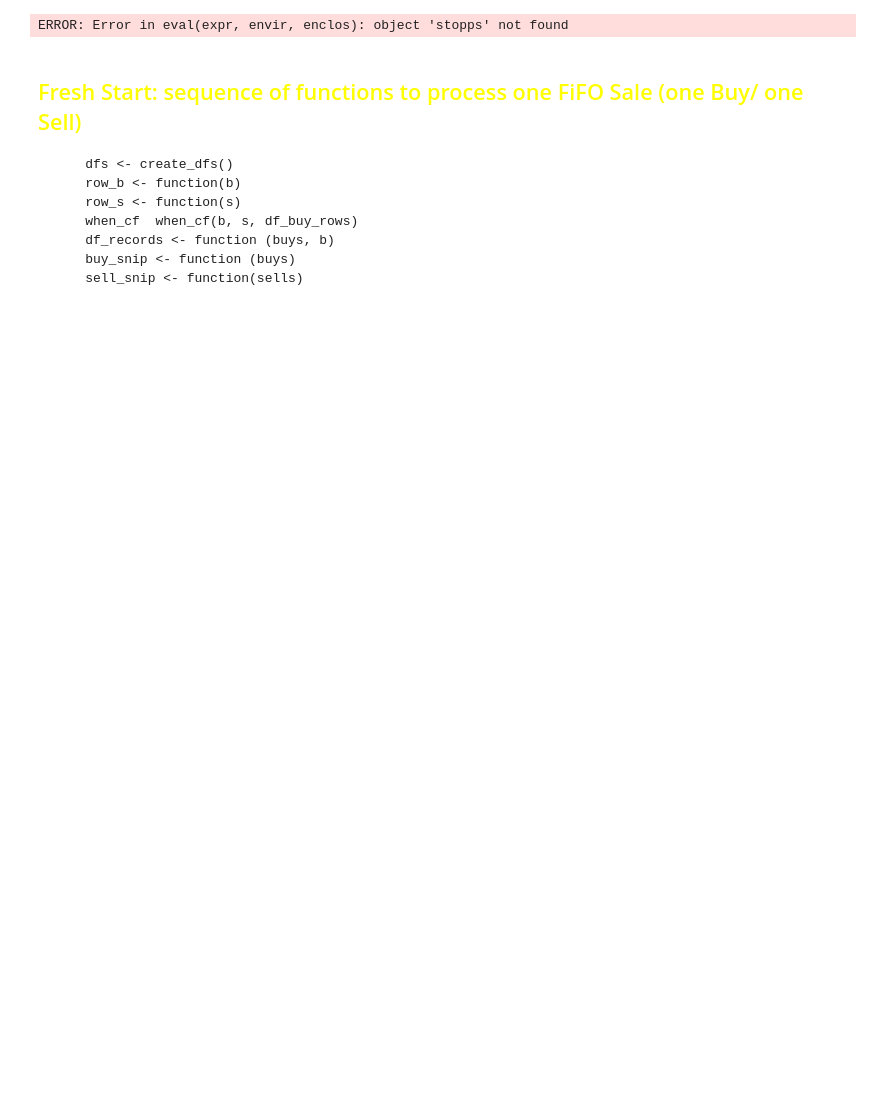
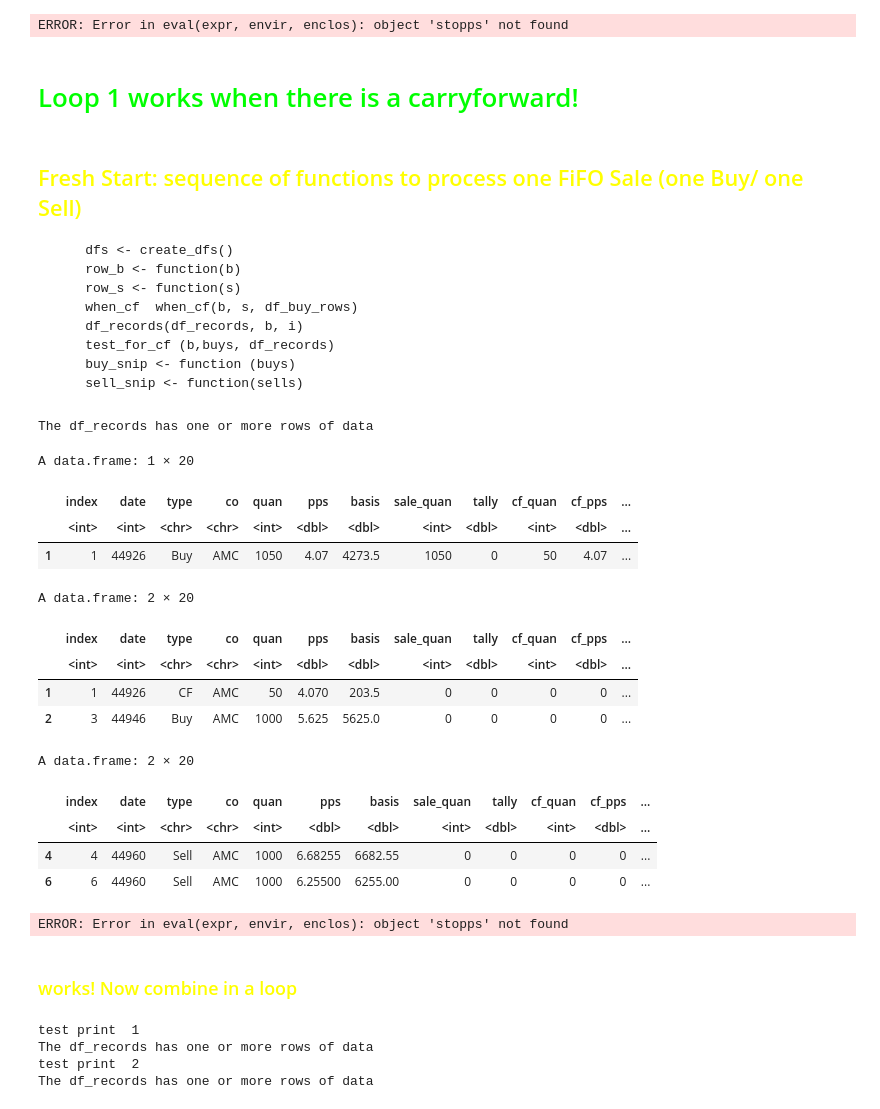
Before and after one commit to GrayCoHub/fifo_by_rows, a Jupyter notebook: fifo_rows.ipynb, the cells around one changed output. Drawn from its saved outputs; the diff is of its cells as text; code cells hidden in the pictures; blank space fills up the shorter version.

```diff
--- a/fifo_rows.ipynb
+++ b/fifo_rows.ipynb
@@ -384,6 +355,8 @@ A data.frame: 3 × 20
  stopps
 # %% [output]
 ERROR: Error in eval(expr, envir, enclos): object 'stopps' not found
+# %% [markdown]
+# <font color = lime> Loop 1 works when there is a carryforward!
 # %% [markdown]
 ## <font color = yellow> Fresh Start: sequence of functions to process one FiFO Sale (one Buy/ one Sell)
 
@@ -391,6 +364,7 @@ ERROR: Error in eval(expr, envir, enclos): object 'stopps' not found
         row_b <- function(b)
         row_s <- function(s)
         when_cf  when_cf(b, s, df_buy_rows)
-        df_records <- function (buys, b)
+        df_records(df_records, b, i)
+        test_for_cf (b,buys, df_records)
         buy_snip <- function (buys)
         sell_snip <- function(sells)
@@ -445,0 +371,9 @@ head(df_buy_rows)
+# %%
+# Call the combo function, will return a list of dfs
+dfs <- create_dfs()
+
+# Access the dataframes from returned list
+df <- dfs$df
+df_records <- dfs$df_records
+buys <- dfs$buys
+sells <- dfs$sells
@@ -445,0 +383,6 @@ head(df_buy_rows)
+# %%
+df_records <- df_create_records(df_records, b, i)
+# %%
+df_records <- when_cf(b, s, df_records)
+# %% [output]
+The df_records has one or more rows of data
@@ -445,0 +392,25 @@ head(df_buy_rows)
+# %%
+head(df_records)
+head(buys,2)
+head(sells,2)
+# %% [output]
+A data.frame: 1 × 20
+|  | index | date | type | co | quan | pps | basis | sale_quan | tally | cf_quan | cf_pps | ... |
+|  | <int> | <int> | <chr> | <chr> | <int> | <dbl> | <dbl> | <int> | <dbl> | <int> | <dbl> | ... |
+| 1 | 1 | 44926 | Buy | AMC | 1050 | 4.07 | 4273.5 | 1050 | 0 | 50 | 4.07 | ... |
+A data.frame: 2 × 20
+|  | index | date | type | co | quan | pps | basis | sale_quan | tally | cf_quan | cf_pps | ... |
+|  | <int> | <int> | <chr> | <chr> | <int> | <dbl> | <dbl> | <int> | <dbl> | <int> | <dbl> | ... |
+| 1 | 1 | 44926 | CF | AMC | 50 | 4.070 | 203.5 | 0 | 0 | 0 | 0 | ... |
+| 2 | 3 | 44946 | Buy | AMC | 1000 | 5.625 | 5625.0 | 0 | 0 | 0 | 0 | ... |
+A data.frame: 2 × 20
+|  | index | date | type | co | quan | pps | basis | sale_quan | tally | cf_quan | cf_pps | ... |
+|  | <int> | <int> | <chr> | <chr> | <int> | <dbl> | <dbl> | <int> | <dbl> | <int> | <dbl> | ... |
+| 4 | 4 | 44960 | Sell | AMC | 1000 | 6.68255 | 6682.55 | 0 | 0 | 0 | 0 | ... |
+| 6 | 6 | 44960 | Sell | AMC | 1000 | 6.25500 | 6255.00 | 0 | 0 | 0 | 0 | ... |
+# %%
+stopps
+# %% [output]
+ERROR: Error in eval(expr, envir, enclos): object 'stopps' not found
+# %% [markdown]
+### <font color = yellow> works! Now combine in a loop
@@ -445,0 +426,19 @@ head(df_buy_rows)
+# %%
+for(i in 1:nrow(df[1:2, ])) {
+
+    cat("test print ", i, "\n")
+
+    b <- row_b(b)
+    s <- row_s(s)
+
+    df_records <- df_create_records(df_records, b, i)
+    df_records <- when_cf(b, s, df_records)
+    buys <- buy_snip(b,buys, df_records)
+    sells <- sell_snip(sells)
+
+    }
+# %% [output]
+test print  1
+The df_records has one or more rows of data
+test print  2
+The df_records has one or more rows of data
```
Also changed, not shown: parts of 38 cells of this notebook.
